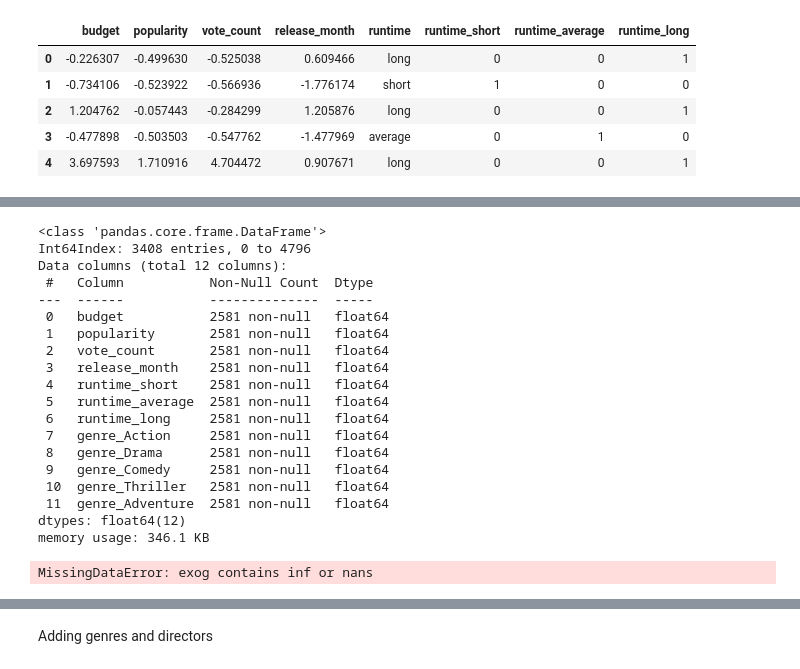
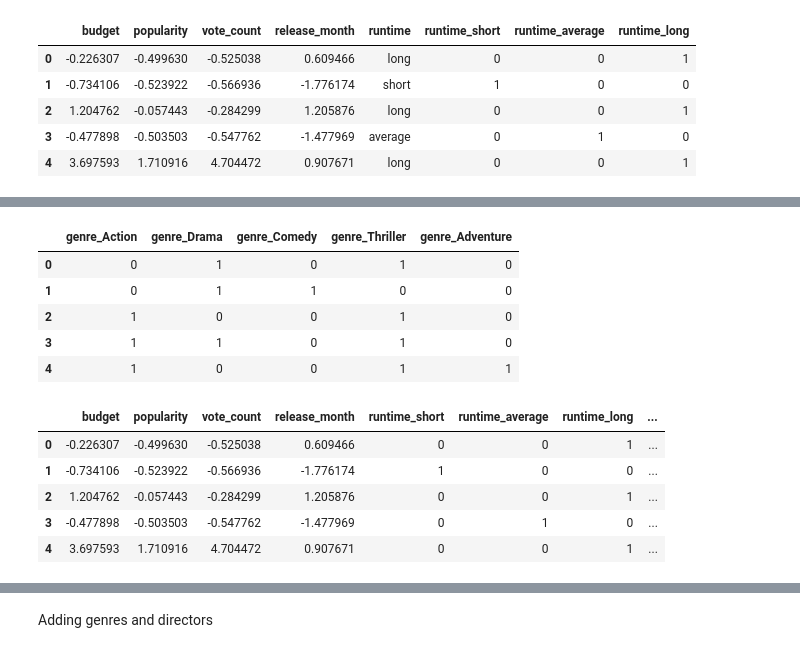
Before and after one commit to Assesa44/Movie-Revenue-Predictor, a Jupyter notebook: Notebooks/revenue_predictor.ipynb, the cells around one changed output, grey strips where cells are left out. Cells and saved outputs as stored; diff of their text form; code cells hidden in the pictures.

```diff
--- a/Notebooks/revenue_predictor.ipynb
+++ b/Notebooks/revenue_predictor.ipynb
@@ -1037,28 +1025,22 @@ X_complete.head()
-# %%
-X_complete.info()
-# %% [output]
-<class 'pandas.core.frame.DataFrame'>
-Int64Index: 3408 entries, 0 to 4796
-Data columns (total 12 columns):
- #   Column           Non-Null Count  Dtype
----  ------           --------------  -----
- 0   budget           2581 non-null   float64
- 1   popularity       2581 non-null   float64
- 2   vote_count       2581 non-null   float64
- 3   release_month    2581 non-null   float64
- 4   runtime_short    2581 non-null   float64
- 5   runtime_average  2581 non-null   float64
- 6   runtime_long     2581 non-null   float64
- 7   genre_Action     2581 non-null   float64
- 8   genre_Drama      2581 non-null   float64
- 9   genre_Comedy     2581 non-null   float64
- 10  genre_Thriller   2581 non-null   float64
- 11  genre_Adventure  2581 non-null   float64
-dtypes: float64(12)
-memory usage: 346.1 KB
-# %%
-model9 = sm.OLS(y_train, sm.add_constant(X_complete)).fit()
-
-print(model9.summary())
-# %% [output]
-MissingDataError: exog contains inf or nans
+# %%
+genres = X_train[['genre_Action', 'genre_Drama', 'genre_Comedy', 'genre_Thriller', 'genre_Adventure']].copy()
+genres = genres.reset_index(drop= True)
+
+genres.head()
+# %% [output]
+|  | genre_Action | genre_Drama | genre_Comedy | genre_Thriller | genre_Adventure |
+| 0 | 0 | 1 | 0 | 1 | 0 |
+| 1 | 0 | 1 | 1 | 0 | 0 |
+| 2 | 1 | 0 | 0 | 1 | 0 |
+| 3 | 1 | 1 | 0 | 1 | 0 |
+| 4 | 1 | 0 | 0 | 1 | 1 |
+# %%
+X_complete = pd.concat([X_split, genres], axis= 1)
+X_complete.head()
+# %% [output]
+|  | budget | popularity | vote_count | release_month | runtime_short | runtime_average | runtime_long | ... |
+| 0 | -0.226307 | -0.499630 | -0.525038 | 0.609466 | 0 | 0 | 1 | ... |
+| 1 | -0.734106 | -0.523922 | -0.566936 | -1.776174 | 1 | 0 | 0 | ... |
+| 2 | 1.204762 | -0.057443 | -0.284299 | 1.205876 | 0 | 0 | 1 | ... |
+| 3 | -0.477898 | -0.503503 | -0.547762 | -1.477969 | 0 | 1 | 0 | ... |
+| 4 | 3.697593 | 1.710916 | 4.704472 | 0.907671 | 0 | 0 | 1 | ... |
```
Also changed, not shown: parts of 15 cells of this notebook.
